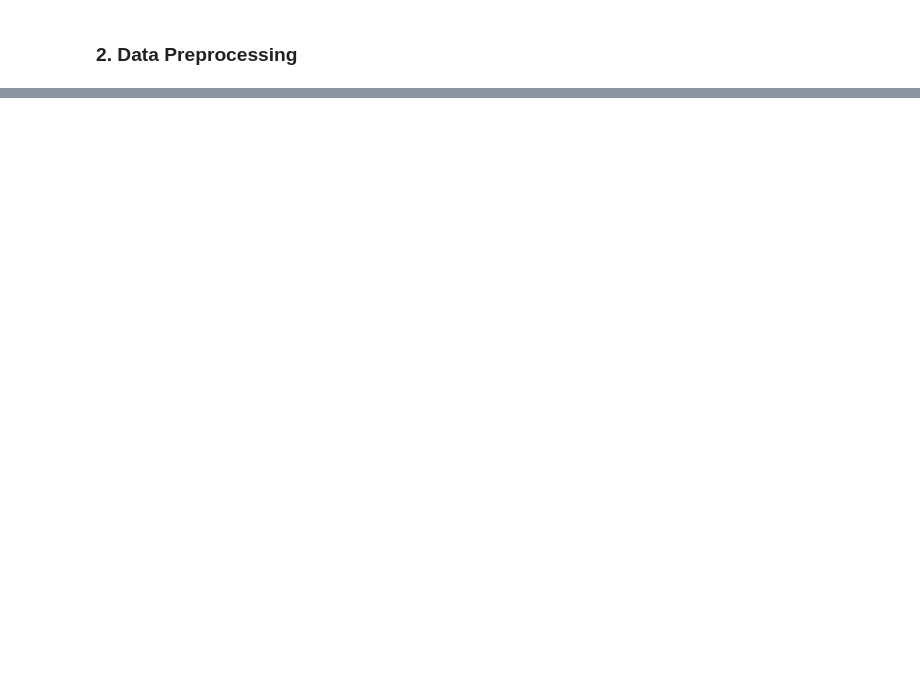
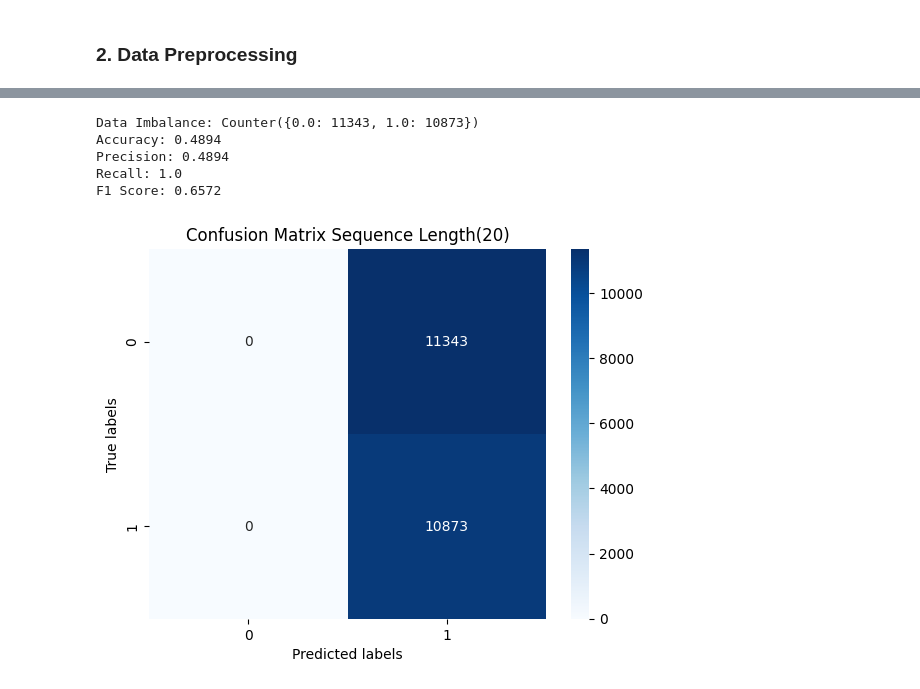
Before and after one commit to kevincoss/QuantInvestLab, a Jupyter notebook: btc_pred_rsch/code/models/bilstm.ipynb, the cells around one changed output, grey strips where cells are left out. Cells and saved outputs as stored; diff of their text form; code cells hidden in the pictures; blank space fills up the shorter version.

```diff
--- a/btc_pred_rsch/code/models/bilstm.ipynb
+++ b/btc_pred_rsch/code/models/bilstm.ipynb
@@ -163,10 +105,12 @@ torch.Size([288, 8, 77]) torch.Size([288, 1])
 # %%
 # Dataset과 DataLoader를 이용해 배치 데이터로 만든다.
-train = torch.utils.data.TensorDataset(x_train_seq, y_train_seq)
-test = torch.utils.data.TensorDataset(x_test_seq, y_test_seq)
-batch_size = 128
+train = torch.utils.data.TensorDataset(X_train_seq, y_train_seq)
+valid = torch.utils.data.TensorDataset(X_val_seq, y_val_seq)
+test = torch.utils.data.TensorDataset(X_test_seq, y_test_seq)
+batch_size = 128 # 32, 64, 128
 train_loader =  torch.utils.data.DataLoader(dataset=train, batch_size=batch_size, shuffle=False, drop_last=True) # 시계열 데이터기에 shuffle X, 마지막 batch 버림
-test_loader = torch.utils.data.DataLoader(dataset=test, batch_size=batch_size)
+valid_loader = torch.utils.data.DataLoader(dataset=valid, batch_size=batch_size, shuffle=False)
+test_loader = torch.utils.data.DataLoader(dataset=test, batch_size=batch_size, shuffle=False)
 # %%
 class BiLSTM(nn.Module):
     def __init__(self, input_size, hidden_size, sequence_length, num_layers, device):
@@ -189,13 +133,13 @@ class BiLSTM(nn.Module):
         return out
 # %%
 # 하이퍼 파라미터 정의
-input_size = x_seq.size(2) # feature 개수
+input_size = 77 # feature 개수
 num_layers = 2 # 은닉층의 개수
-hidden_size = 10 # 은닉 상태를 저장하는 벡터의 크기
+hidden_size = 64 # 은닉 상태를 저장하는 벡터의 크기
 # %%
 # 모델 불러오기
 model = BiLSTM(input_size=input_size,
              hidden_size=hidden_size,
-             sequence_length=sequence_length,
+             sequence_length=20,
              num_layers=num_layers,
              device=device).to(device)
@@ -445,0 +264,45 @@ F1 Score: 0.6528
+# %%
+# 테스트 데이터 예측
+model.eval()  # 모델을 평가 모드로 설정
+y_true = []
+y_pred = []
+with torch.no_grad():
+    for x_batch, labels in test_loader:
+        x_batch = x_batch.to(device)
+        outputs = model(x_batch)
+
+        # 로그 오즈를 확률로 변환
+        probs = torch.sigmoid(outputs).squeeze()
+
+        # 확률을 기준으로 0.5 이상이면 1, 미만이면 0으로 예측
+        preds = torch.round(probs).cpu().numpy()
+        y_true.extend(labels.squeeze().cpu().numpy())
+        y_pred.extend(preds)
+
+# 성능 지표 계산
+accuracy = accuracy_score(y_true, y_pred)
+precision = precision_score(y_true, y_pred)
+recall = recall_score(y_true, y_pred)
+f1 = f1_score(y_true, y_pred)
+
+# 결과 출력
+print(f'Data Imbalance: {Counter(y_true)}')
+print(f'Accuracy: {accuracy.round(4)}')
+print(f'Precision: {precision.round(4)}')
+print(f'Recall: {recall.round(4)}')
+print(f'F1 Score: {f1.round(4)}')
+
+# 혼동 행렬 출력
+conf_mat = confusion_matrix(y_true, y_pred)
+sns.heatmap(conf_mat, annot=True, fmt='d', cmap='Blues')
+plt.xlabel('Predicted labels')
+plt.ylabel('True labels')
+plt.title(f'Confusion Matrix Sequence Length({seq_len})')
+plt.show()
+# %% [output]
+Data Imbalance: Counter({0.0: 11343, 1.0: 10873})
+Accuracy: 0.4894
+Precision: 0.4894
+Recall: 1.0
+F1 Score: 0.6572
+[figure, added]
```
Also changed, not shown: parts of 13 cells of this notebook, 11 other files.
